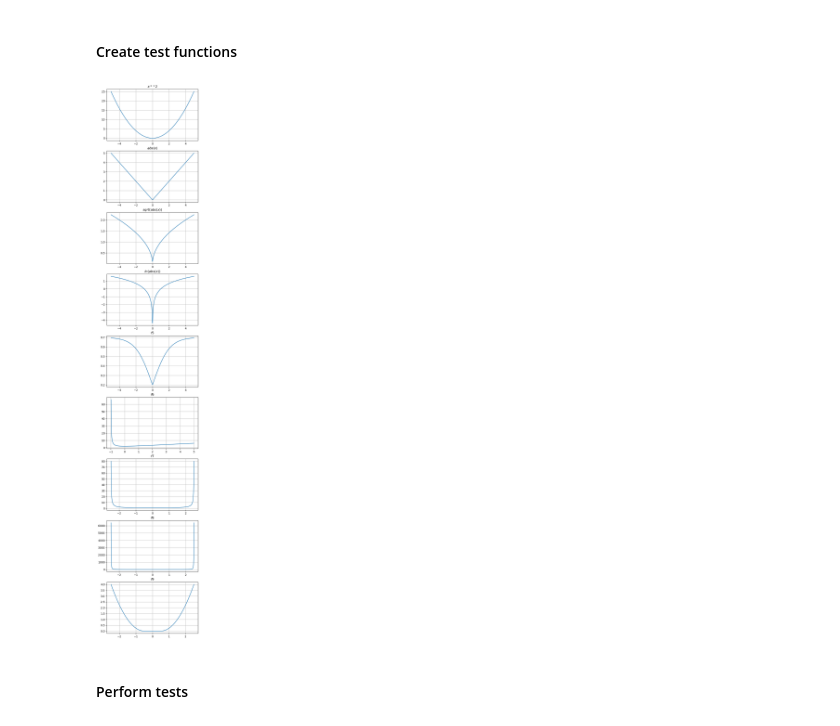
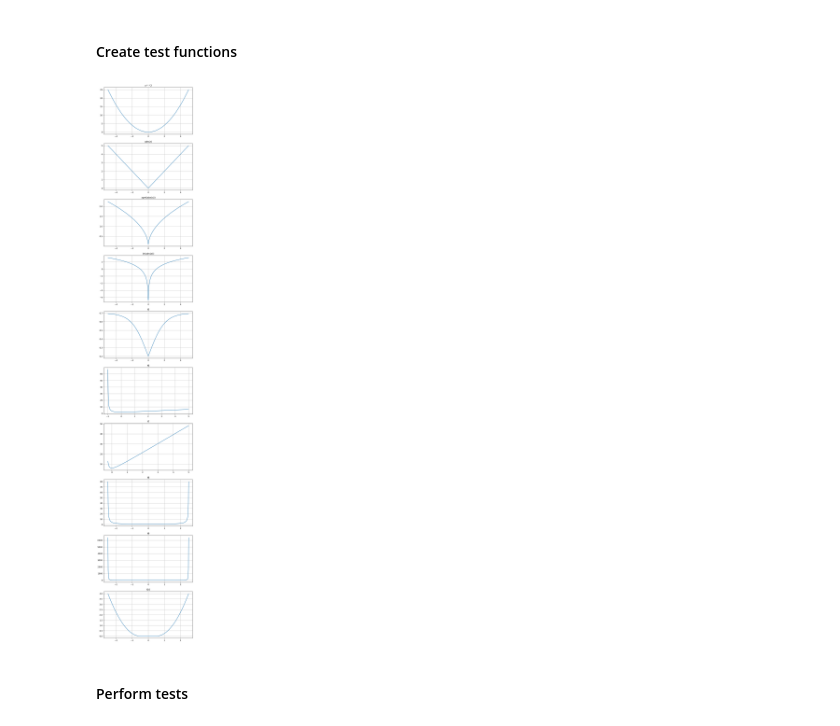
Before and after one commit to ricet8ur/optimization_labs, a Jupyter notebook: 1/search_methods.ipynb, the cells around one changed output. Saved outputs shown, nothing was run; the diff lists cells and outputs as text; code cells hidden in the pictures.

```diff
--- a/1/search_methods.ipynb
+++ b/1/search_methods.ipynb
@@ -410,54 +361,60 @@ def f5(x):
 
 
 def f6(x):
-    w = x+1
+    w = x + 1
     return 1 / w + w
 
 
 def f7(x):
-    w = x+2.5
+    w = x + 1/3
+    return 1 / w + w * 9
+
+
+def f8(x):
+    w = x + 2.5
     return 1 / w - 1 / (w - 5)
 
 
-def f8(x):
-    w = x+2.5
+def f9(x):
+    w = x + 2.5
     return (1 / w - 1 / (w - 5)) ** 2
 
 
-def f9(x):
-    w = x+2.5
+def f10(x):
+    w = x + 2.5
     return np.where(w < 3, np.where(2 < w < 3, 0, (w - 2) ** 2), (w - 3) ** 2)
 # %%
 def s2m(s: str):
     return "$" + s + "$"
 
 
 tests = [
     (f1, -5, 5, "x**2"),
     (f2, -5, 5, "abs(x)"),
     (f3, -5, 5, "sqrt(abs(x))"),
     (f4, -5, 5, "ln(abs(x))"),
     (f5, -5, 5, "f5"),
     (f6, -1, 5, "f6"),
-    (f7, -2.5, 2.5, "f7"),
+    (f7, -1/4, 5, "f7"),
     (f8, -2.5, 2.5, "f8"),
     (f9, -2.5, 2.5, "f9"),
+    (f10, -2.5, 2.5, "f10"),
 ]
 n = len(tests)
-figsize = (6, 4 * n)
+figsize = (8, 5 * n)
 plt.figure(figsize=figsize)
 for k in range(n):
     test = tests[k]
     f, a, b, s = test
     plt.subplot(n, 1, k + 1)
     x = np.linspace(a, b, num=400)
     y = [f(i) for i in x]
     plt.plot(x, y)
     plt.title(s2m(s))
     plt.grid(True)
 plt.show()
 # %% [output]
-[figure, old version]
+[figure, new version]
 # %% [markdown]
 #### Perform tests
 # %%
```
Also changed, not shown: parts of 12 cells of this notebook.
